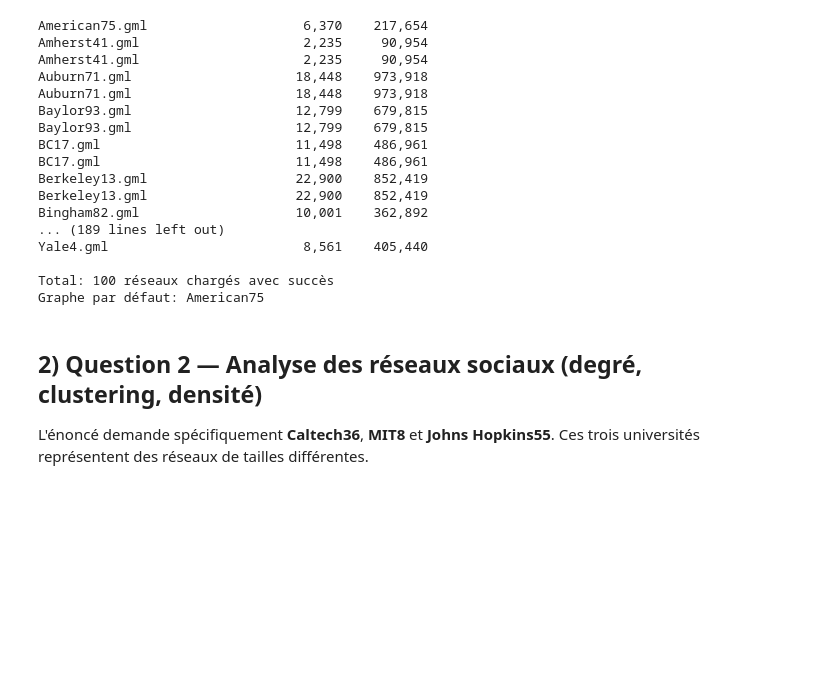
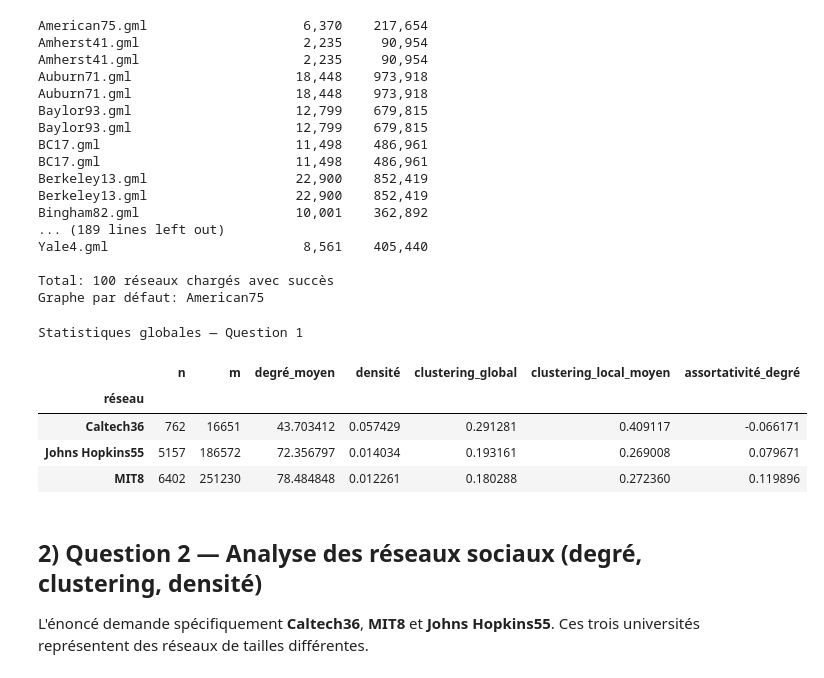
Before and after one commit to tanguycesar/NSGL-Projet, a Jupyter notebook: notebook_net_homework.ipynb, the cells around one changed output. Drawn from its saved outputs; the diff is of its cells as text; code cells hidden in the pictures; blank space fills up the shorter version.

```diff
--- a/notebook_net_homework.ipynb
+++ b/notebook_net_homework.ipynb
@@ -178,6 +178,59 @@ Yale4.gml                         8,561    405,440
 
 Total: 100 réseaux chargés avec succès
 Graphe par défaut: American75
+# %%
+# ============================================================
+# Q1 — Statistiques globales des réseaux Facebook100
+# Inspiré de Traud et al. (2010) et Ugander et al. (2015)
+# ============================================================
+
+def global_network_statistics(G: nx.Graph) -> dict:
+    """
+    Calcule les statistiques globales standards pour Q1.
+    """
+    n = G.number_of_nodes()
+    m = G.number_of_edges()
+    avg_deg = 2 * m / n
+    density = nx.density(G)
+    transitivity = nx.transitivity(G)
+    clustering_mean = np.mean(list(nx.clustering(G).values()))
+    assortativity = nx.degree_assortativity_coefficient(G)
+
+    return {
+        "n": n,
+        "m": m,
+        "degré_moyen": avg_deg,
+        "densité": density,
+        "clustering_global": transitivity,
+        "clustering_local_moyen": clustering_mean,
+        "assortativité_degré": assortativity
+    }
+
+# Réseaux étudiés (Q1 typiquement = comparaison)
+networks_q1 = ["Caltech36", "MIT8", "Johns Hopkins55"]
+
+rows = []
+for name in networks_q1:
+    if name in graphs:
+        stats = global_network_statistics(graphs[name])
+        stats["réseau"] = name
+        rows.append(stats)
+
+df_q1 = (
+    pd.DataFrame(rows)
+    .set_index("réseau")
+    .sort_values("n")
+)
+
+print("Statistiques globales")
+display(df_q1)
+# %% [output]
+Statistiques globales — Question 1
+|  | n | m | degré_moyen | densité | clustering_global | clustering_local_moyen | assortativité_degré |
+| réseau |  |  |  |  |  |  |  |
+| Caltech36 | 762 | 16651 | 43.703412 | 0.057429 | 0.291281 | 0.409117 | -0.066171 |
+| Johns Hopkins55 | 5157 | 186572 | 72.356797 | 0.014034 | 0.193161 | 0.269008 | 0.079671 |
+| MIT8 | 6402 | 251230 | 78.484848 | 0.012261 | 0.180288 | 0.272360 | 0.119896 |
 # %% [markdown]
 ## 2) Question 2 — Analyse des réseaux sociaux (degré, clustering, densité)
 
```
Also changed, not shown: parts of 4 cells of this notebook, 3 other files.
